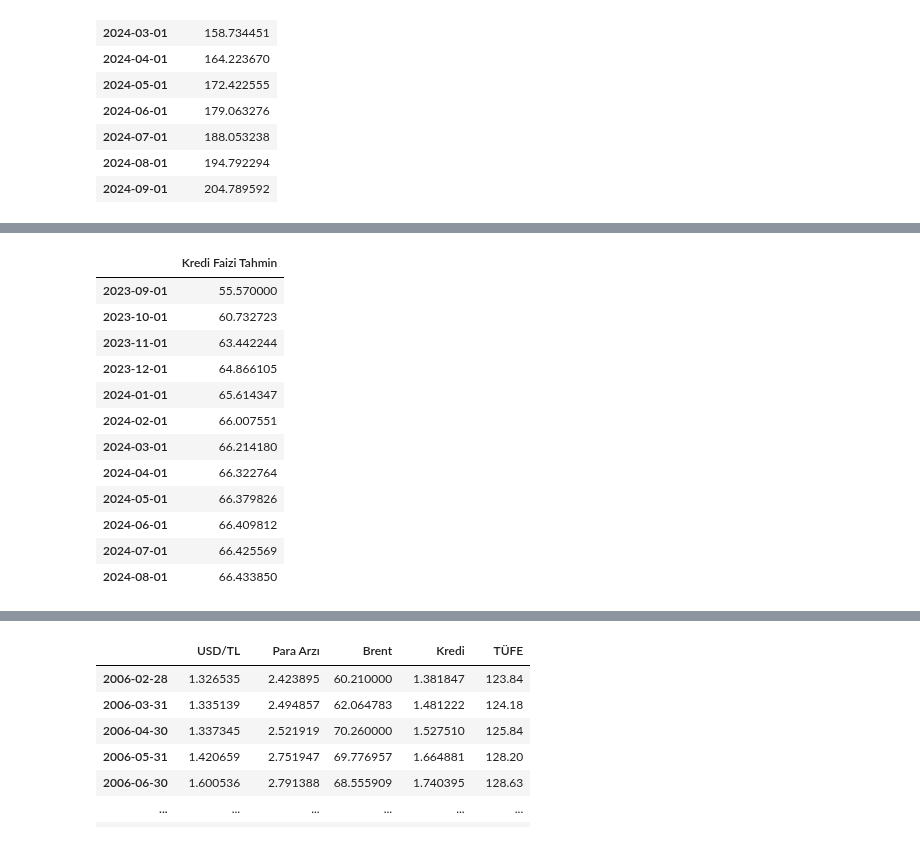
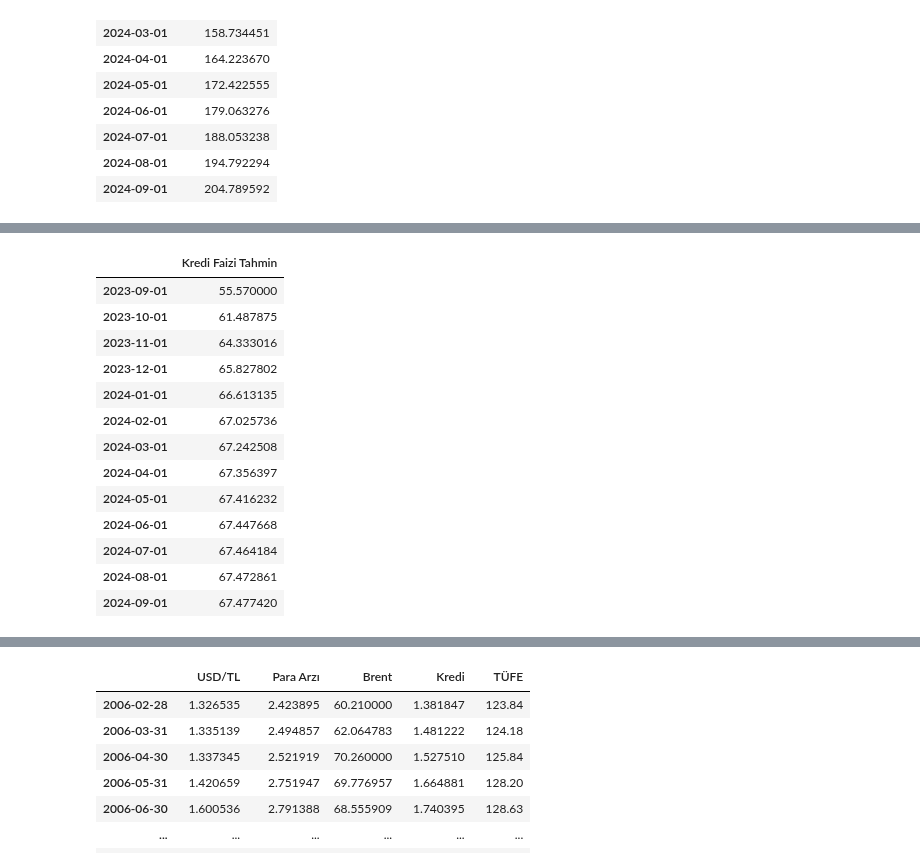
Before and after one commit to kaboya19/InflationForecast, a Jupyter notebook: InflationForecast.ipynb, the cells around one changed output, grey strips where cells are left out. Saved outputs shown, nothing was run; the diff lists cells and outputs as text; code cells hidden in the pictures.

```diff
--- a/InflationForecast.ipynb
+++ b/InflationForecast.ipynb
@@ -699,34 +700,35 @@ mfaiztahmin
 # %%
 # En uygun parametrelerle ARIMA modelini eğitme
 optimal_model = ARIMA(kfaiz["Kredi Faizi"], order=(1,1,0))
 optimal_model_fit = optimal_model.fit()
 
 # Gelecek 12 ay için tahmin yapma
-optimal_future_forecast = optimal_model_fit.forecast(steps=11)
+optimal_future_forecast = optimal_model_fit.forecast(steps=12)
 optimal_future_predictions = optimal_future_forecast.values
 
-optimal_future_predictions = pd.DataFrame(optimal_future_predictions,index=pd.date_range('2023-10-01', periods=11, freq='M'))
+optimal_future_predictions = pd.DataFrame(optimal_future_predictions,index=pd.date_range('2023-10-01', periods=12, freq='M'))
 optimal_future_predictions.columns=["Kredi Faizi Tahmin"]
 kfaiztahmin=pd.DataFrame({55.57},index=["2023-09-01"])
 kfaiztahmin.columns=["Kredi Faizi Tahmin"]
 
 kfaiztahmin=pd.concat([kfaiztahmin,optimal_future_predictions],axis=0)
-kfaiztahmin=kfaiztahmin.set_index(pd.date_range('2023-09-01','2024-09-01' , freq='1M')-pd.offsets.MonthBegin(1))
+kfaiztahmin=kfaiztahmin.set_index(pd.date_range('2023-09-01','2024-10-01' , freq='1M')-pd.offsets.MonthBegin(1))
 kfaiztahmin
 # %% [output]
 |  | Kredi Faizi Tahmin |
 | 2023-09-01 | 55.570000 |
-| 2023-10-01 | 60.732723 |
-| 2023-11-01 | 63.442244 |
-| 2023-12-01 | 64.866105 |
-| 2024-01-01 | 65.614347 |
-| 2024-02-01 | 66.007551 |
-| 2024-03-01 | 66.214180 |
-| 2024-04-01 | 66.322764 |
-| 2024-05-01 | 66.379826 |
-| 2024-06-01 | 66.409812 |
-| 2024-07-01 | 66.425569 |
-| 2024-08-01 | 66.433850 |
+| 2023-10-01 | 61.487875 |
+| 2023-11-01 | 64.333016 |
+| 2023-12-01 | 65.827802 |
+| 2024-01-01 | 66.613135 |
+| 2024-02-01 | 67.025736 |
+| 2024-03-01 | 67.242508 |
+| 2024-04-01 | 67.356397 |
+| 2024-05-01 | 67.416232 |
+| 2024-06-01 | 67.447668 |
+| 2024-07-01 | 67.464184 |
+| 2024-08-01 | 67.472861 |
+| 2024-09-01 | 67.477420 |
 # %%
 from sklearn.linear_model import LinearRegression
 
```
Also changed, not shown: parts of 16 cells of this notebook.
